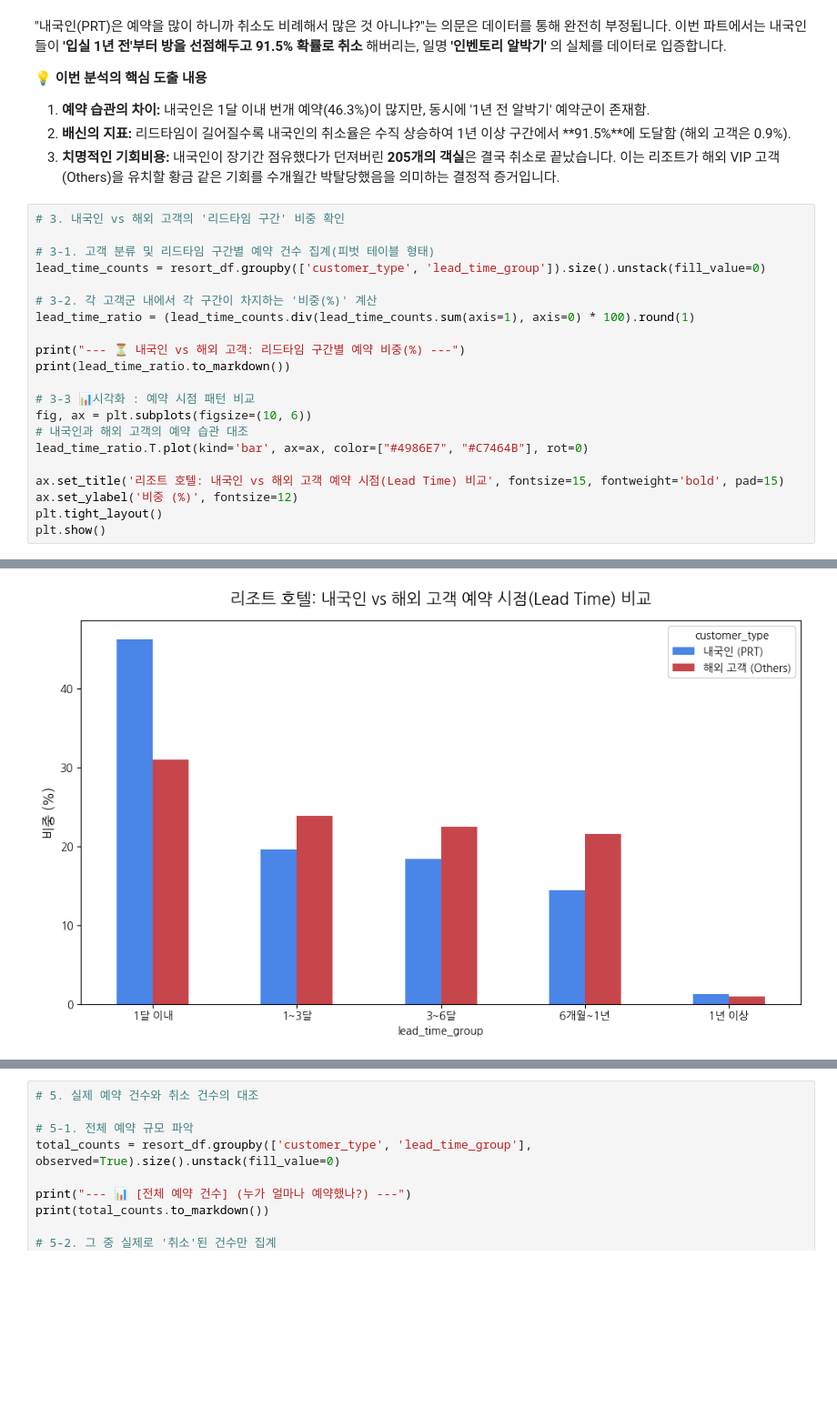
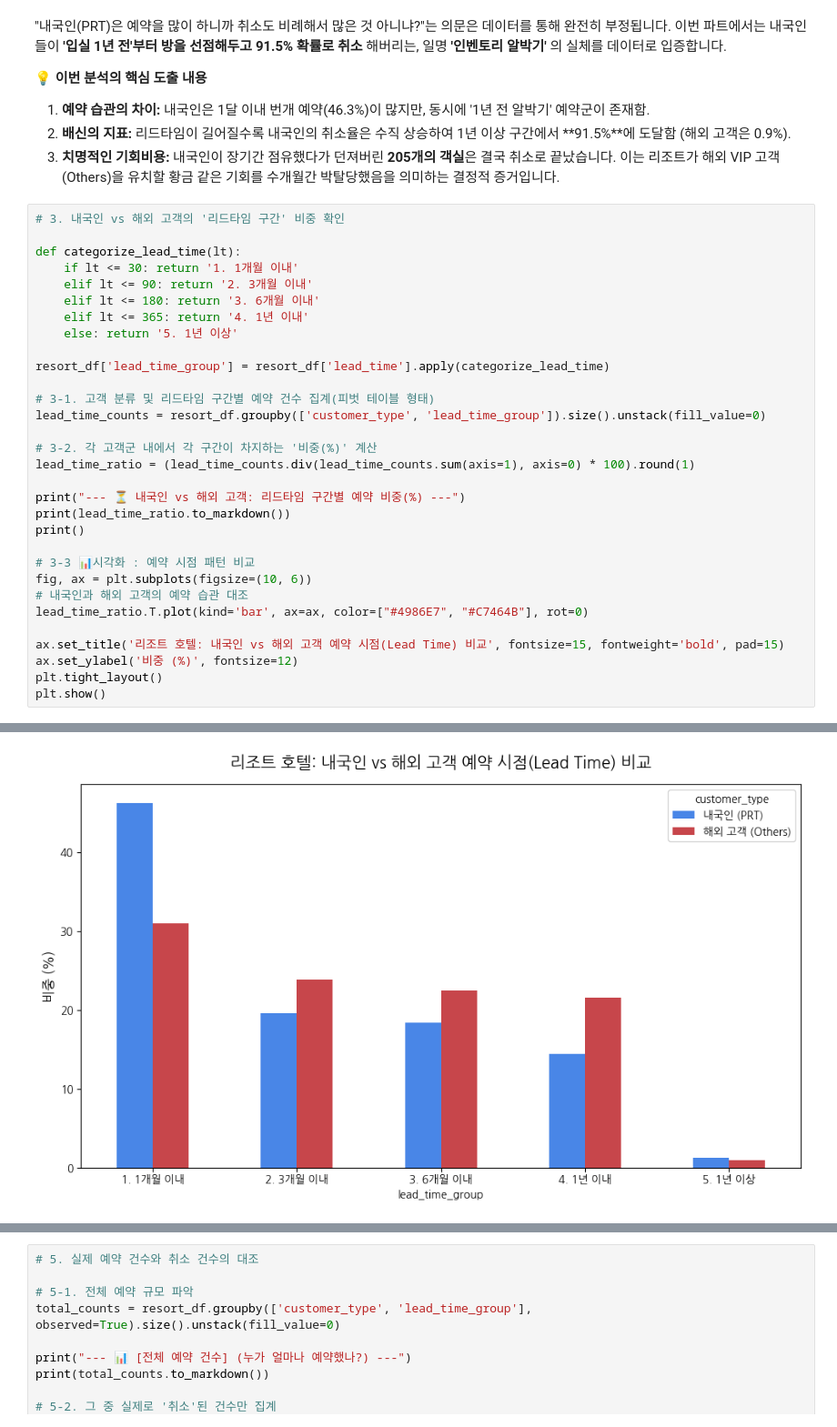
Before and after one commit to GwihanGo/hotel-booking-analysis, a Jupyter notebook: 미션2_3팀_고귀한.ipynb, the cells around one changed output, grey strips where cells are left out. Shown at 91% size. Saved outputs shown, nothing was run; the diff lists cells and outputs as text; blank space fills up the shorter version.

```diff
--- a/미션2_3팀_고귀한.ipynb
+++ b/미션2_3팀_고귀한.ipynb
@@ -402,6 +402,15 @@ print(domestic_vs_intl_summary.to_markdown(floatfmt='.1f'))
 3. **치명적인 기회비용:** 내국인이 장기간 점유했다가 던져버린 **205개의 객실**은 결국 취소로 끝났습니다. 이는 리조트가 해외 VIP 고객(Others)을 유치할 황금 같은 기회를 수개월간 박탈당했음을 의미하는 결정적 증거입니다.
 # %%
 # 3. 내국인 vs 해외 고객의 '리드타임 구간' 비중 확인
+
+def categorize_lead_time(lt):
+    if lt <= 30: return '1. 1개월 이내'
+    elif lt <= 90: return '2. 3개월 이내'
+    elif lt <= 180: return '3. 6개월 이내'
+    elif lt <= 365: return '4. 1년 이내'
+    else: return '5. 1년 이상'
+
+resort_df['lead_time_group'] = resort_df['lead_time'].apply(categorize_lead_time)
 
 # 3-1. 고객 분류 및 리드타임 구간별 예약 건수 집계(피벗 테이블 형태)
 lead_time_counts = resort_df.groupby(['customer_type', 'lead_time_group']).size().unstack(fill_value=0)
@@ -411,6 +420,7 @@ lead_time_ratio = (lead_time_counts.div(lead_time_counts.sum(axis=1), axis=0) *
 
 print("--- ⏳ 내국인 vs 해외 고객: 리드타임 구간별 예약 비중(%) ---")
 print(lead_time_ratio.to_markdown())
+print()
 
 # 3-3 📊시각화 : 예약 시점 패턴 비교
 fig, ax = plt.subplots(figsize=(10, 6))
@@ -430,4 +440,4 @@ plt.show()
-[figure, old version]
+[figure, new version]
 # %%
 # 4. 고객 분류 & 리드타임 구간별 '취소율' 대조
 
```
Also changed, not shown: parts of 2 cells of this notebook.
